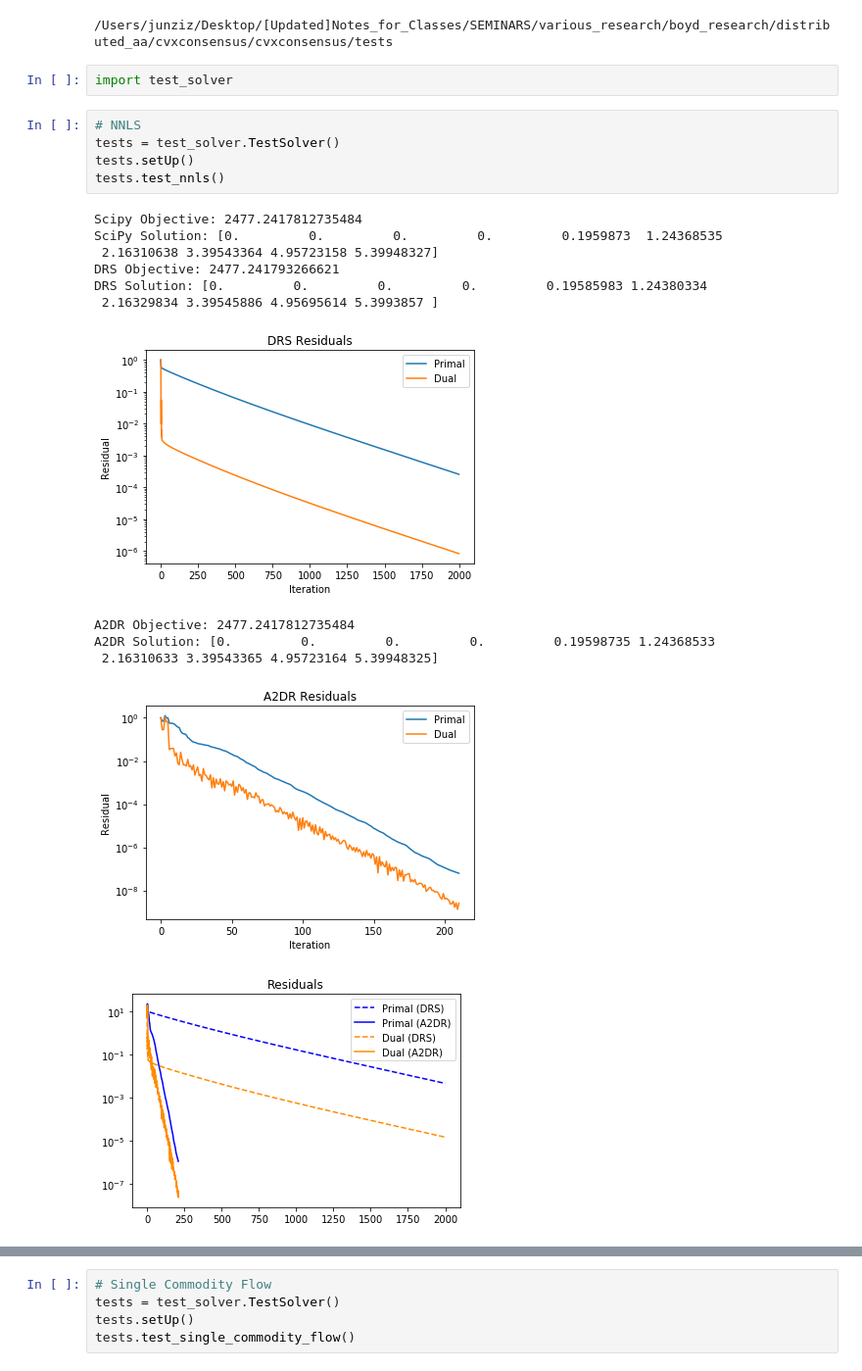
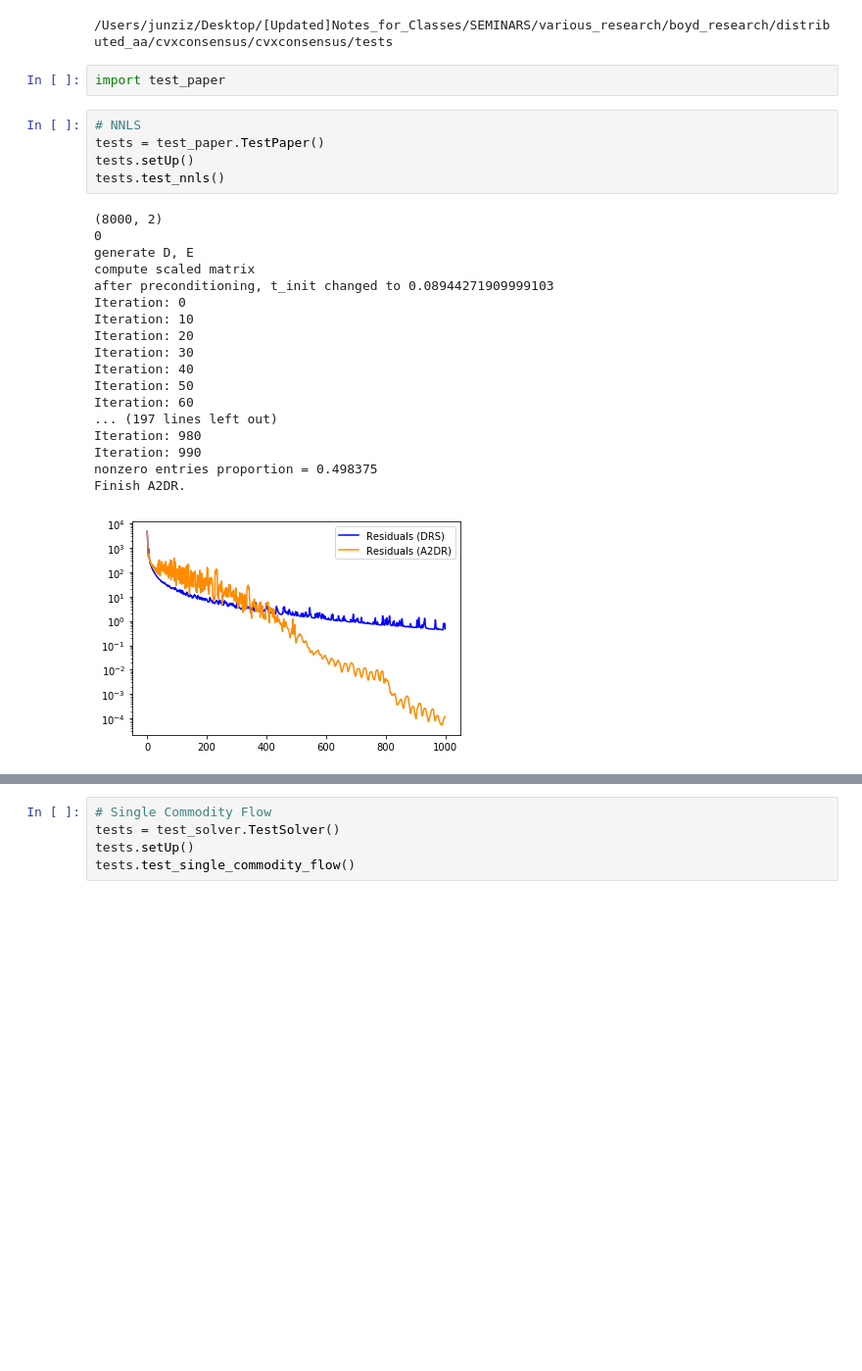
Before and after one commit to cvxgrp/a2dr, a Jupyter notebook: examples/notebooks/test_paper_debug.ipynb, the cells around one changed output, grey strips where cells are left out. Shown: that part at 98% size. Cells and saved outputs as stored; diff of their text form; blank space fills up the shorter version.

```diff
--- a/examples/notebooks/test_solver_debug.ipynb
+++ b/examples/notebooks/test_paper_debug.ipynb
@@ -9,22 +9,28 @@ cd cvxconsensus/tests
 # %% [output]
 /Users/junziz/Desktop/[Updated]Notes_for_Classes/SEMINARS/various_research/boyd_research/distributed_aa/cvxconsensus/cvxconsensus/tests
 # %%
-import test_solver
+import test_paper
 # %%
 # NNLS
-tests = test_solver.TestSolver()
+tests = test_paper.TestPaper()
 tests.setUp()
 tests.test_nnls()
 # %% [output]
-Scipy Objective: 2477.2417812735484
-SciPy Solution: [0.         0.         0.         0.         0.1959873  1.24368535
- 2.16310638 3.39543364 4.95723158 5.39948327]
-DRS Objective: 2477.241793266621
-DRS Solution: [0.         0.         0.         0.         0.19585983 1.24380334
- 2.16329834 3.39545886 4.95695614 5.3993857 ]
+(8000, 2)
+0
+generate D, E
+compute scaled matrix
+after preconditioning, t_init changed to 0.08944271909999103
+Iteration: 0
+Iteration: 10
+Iteration: 20
+Iteration: 30
+Iteration: 40
+Iteration: 50
+Iteration: 60
+... (197 lines left out)
+Iteration: 980
+Iteration: 990
+nonzero entries proportion = 0.498375
+Finish A2DR.
-[figure, old version]
+[figure, new version]
-A2DR Objective: 2477.2417812735484
-A2DR Solution: [0.         0.         0.         0.         0.19598735 1.24368533
- 2.16310633 3.39543365 4.95723164 5.39948325]
-[figure, removed]
-[figure, removed]
```
Also changed, not shown: parts of 7 cells of this notebook, 4 other files.
